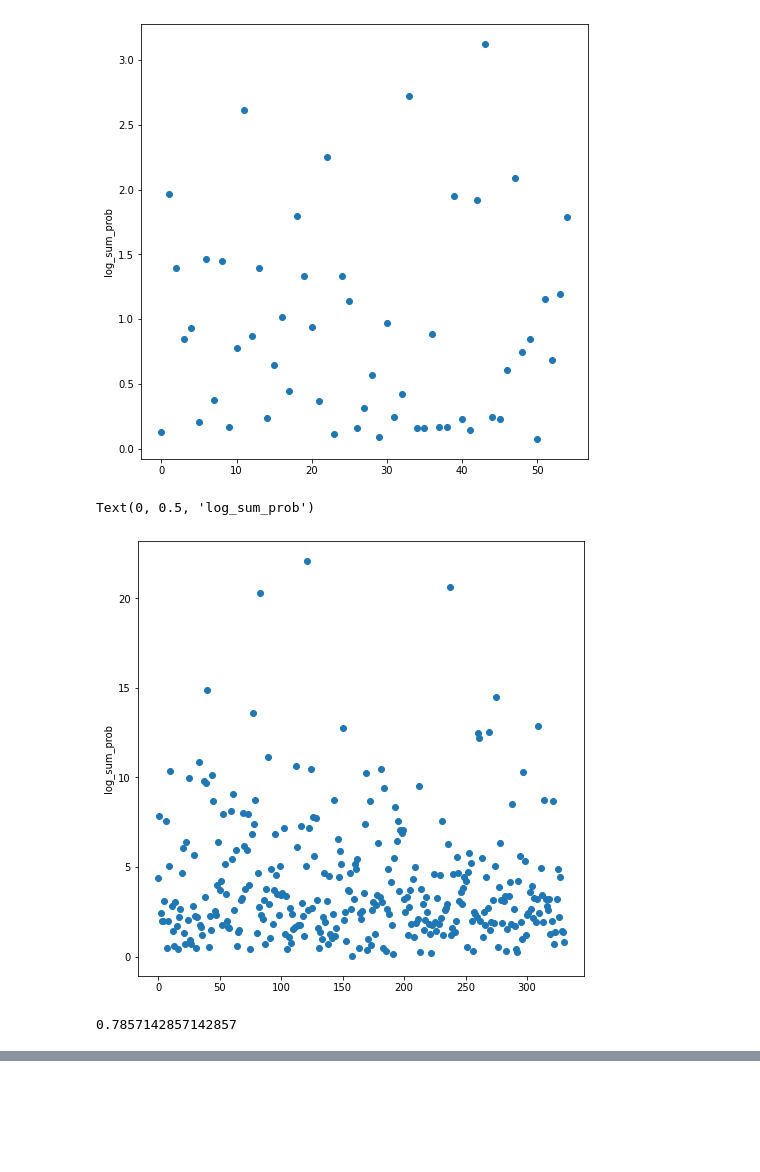
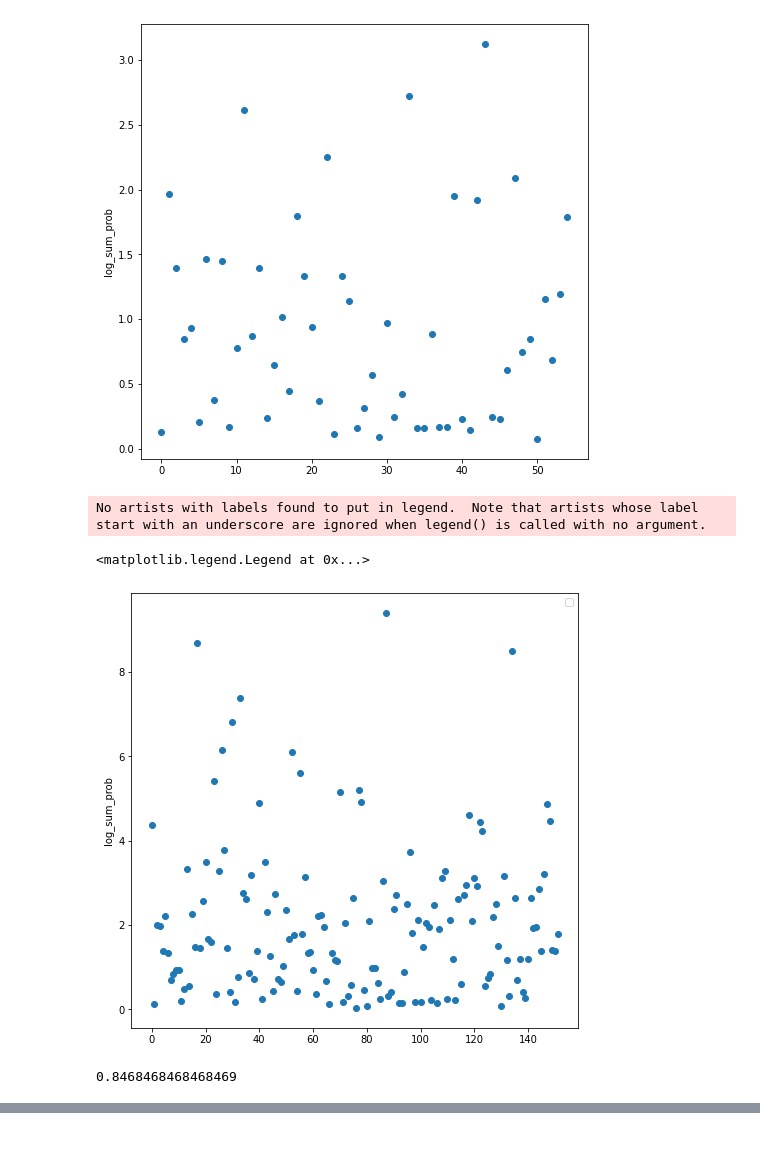
Before and after one commit to casetext/FiD, a Jupyter notebook: notebooks/FiD_confidence_thresholding.ipynb, the cells around one changed output, grey strips where cells are left out. Cells and saved outputs as stored; diff of their text form; code cells hidden in the pictures; blank space fills up the shorter version.

Commit message:
include rouge-L

```diff
--- a/notebooks/FiD_confidence_thresholding.ipynb
+++ b/notebooks/FiD_confidence_thresholding.ipynb
@@ -393,0 +393,10 @@ for i, batch in tqdm(enumerate(dataloader)):
+# %%
+# load from local
+exact_match_log_probabilities = np.load("../numpy_drops/exact_matches.npy")
+incorrect_log_probabilities = np.load("../numpy_drops/incorrects.npy")
+rouge_match_log_probabilities = np.load("../numpy_drops/rouge_matches.npy")
+# %%
+with open("../numpy_drops/rouge_similarity_answers", "rb") as f:
+    rouge_matches = pickle.load(f)
+
+len(rouge_matches)
@@ -393,0 +405,11 @@ for i, batch in tqdm(enumerate(dataloader)):
+# %%
+zipped_rouge = list(zip(rouge_matches, rouge_match_log_probabilities))
+# %%
+filter_thresh = 0.8
+
+filtered_matches = [el for el in zipped_rouge if (el[0][2] >= filter_thresh)]
+print(len(filtered_matches))
+
+filtered_match_log_probabilities = list(list(zip(*filtered_matches))[1])
+
+filtered_match_log_probabilities[:5]
@@ -442,21 +477,24 @@ Text(0, 0.5, 'log_sum_prob')
 # %%
 fig = plt.figure(figsize=(8,8), facecolor="white")
 ax = fig.add_subplot(111)
-ax.scatter(list(range(len(incorrect_log_probabilities))), incorrect_log_probabilities)
+ax.scatter(list(range(len(filtered_match_log_probabilities))), filtered_match_log_probabilities)
+# ax.scatter(list(range(len(exact_match_log_probabilities))), exact_match_log_probabilities, color="orange", label="dev/test")
 ax.set_ylabel("log_sum_prob")
+ax.legend()
 # %% [output]
-Text(0, 0.5, 'log_sum_prob')
+No artists with labels found to put in legend.  Note that artists whose label start with an underscore are ignored when legend() is called with no argument.
+<matplotlib.legend.Legend at 0x...>
-[figure, old version]
+[figure, new version]
 # %%
-confidence_threshold = 0.2
+confidence_threshold = 1.5
 
-true_positive = len([el for el in exact_match_log_probabilities if el < confidence_threshold])
+true_positive = len([el for el in rouge_match_log_probabilities if el < confidence_threshold])
 false_positive = len([el for el in incorrect_log_probabilities if el < confidence_threshold])
 
 precision = true_positive / (true_positive + false_positive)
 precision
 # %% [output]
-0.7857142857142857
+0.8468468468468469
 # %%
 true_positive
 # %% [output]
```
Also changed, not shown: parts of 14 cells of this notebook.
